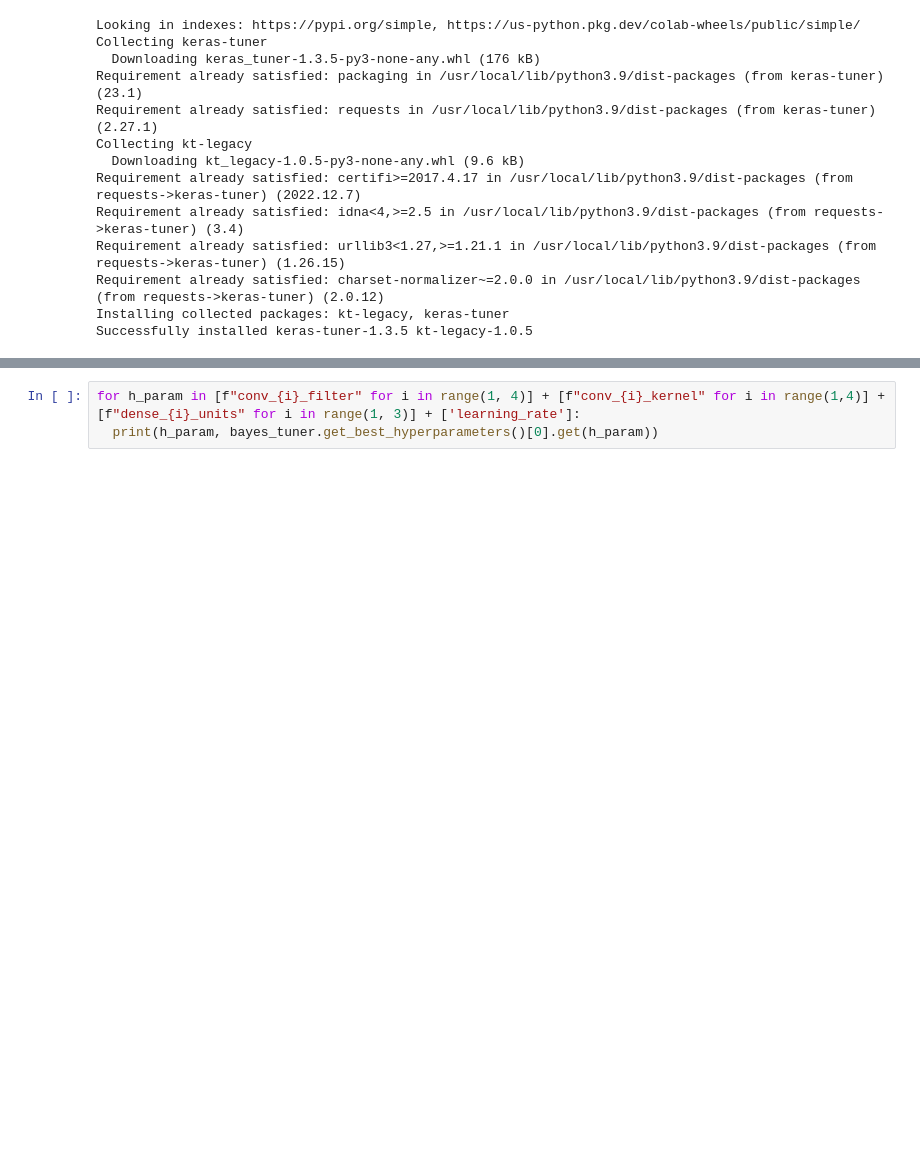
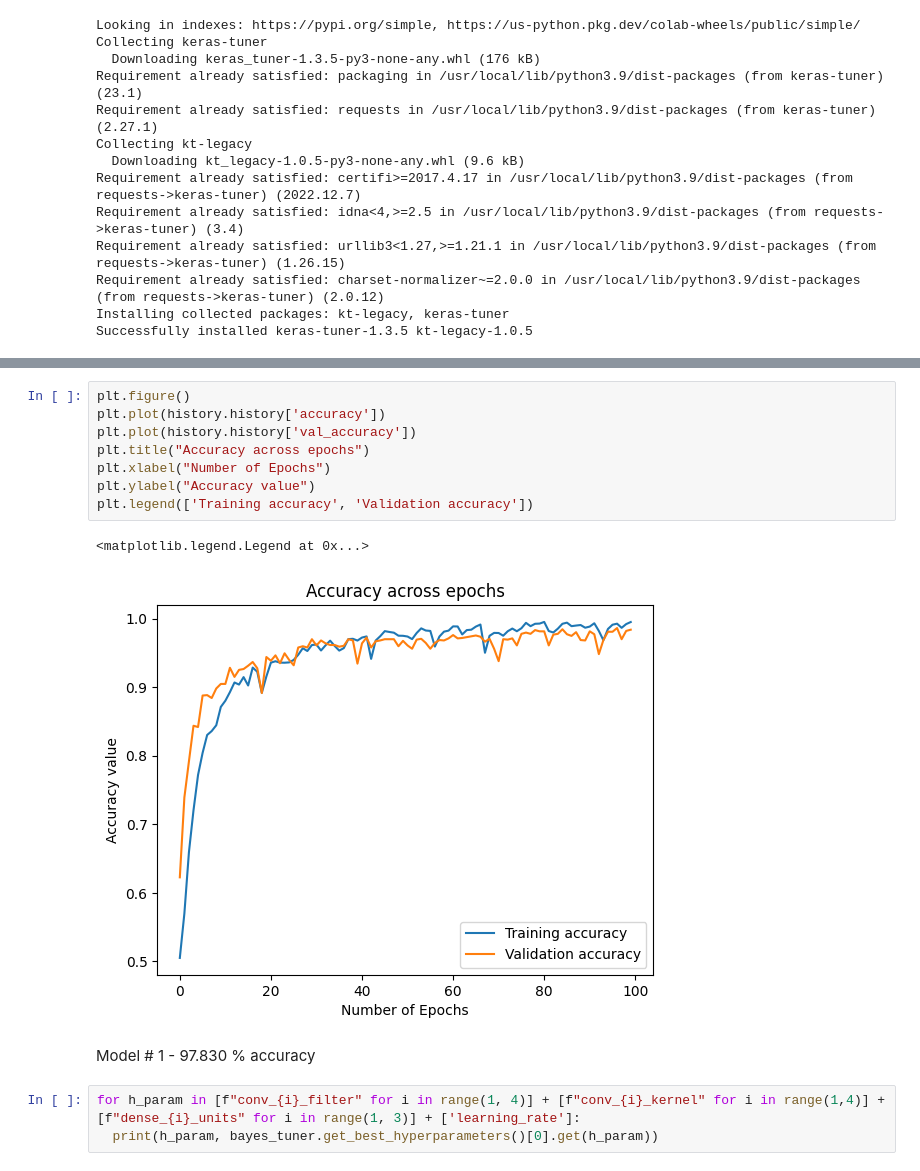
Before and after one commit to KristynaPijackova/Exercises, a Jupyter notebook: MLF_FINAL_PROJECT.ipynb, the cells around one changed output, grey strips where cells are left out. Drawn from its saved outputs; the diff is of its cells as text; blank space fills up the shorter version.

```diff
--- a/MLF_FINAL_PROJECT.ipynb
+++ b/MLF_FINAL_PROJECT.ipynb
@@ -346,3 +417,16 @@ Total elapsed time: 01h 56m 30s
+# %%
+plt.figure()
+plt.plot(history.history['accuracy'])
+plt.plot(history.history['val_accuracy'])
+plt.title("Accuracy across epochs")
+plt.xlabel("Number of Epochs")
+plt.ylabel("Accuracy value")
+plt.legend(['Training accuracy', 'Validation accuracy'])
+# %% [output]
+<matplotlib.legend.Legend at 0x...>
+[figure, added]
+# %% [markdown]
+Model # 1 - 97.830 % accuracy
 # %%
 for h_param in [f"conv_{i}_filter" for i in range(1, 4)] + [f"conv_{i}_kernel" for i in range(1,4)] + [f"dense_{i}_units" for i in range(1, 3)] + ['learning_rate']:
   print(h_param, bayes_tuner.get_best_hyperparameters()[0].get(h_param))
```
Also changed, not shown: parts of 23 cells of this notebook.
